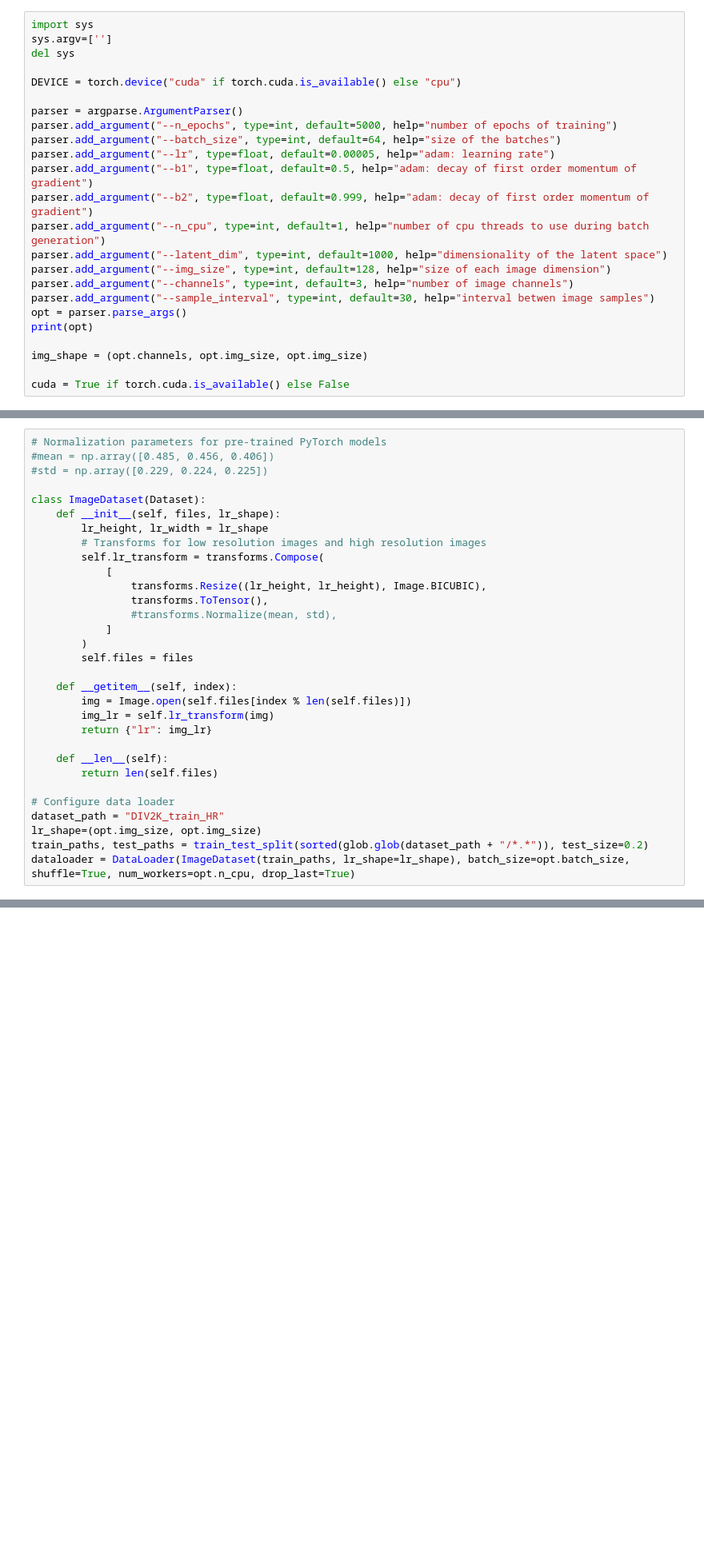
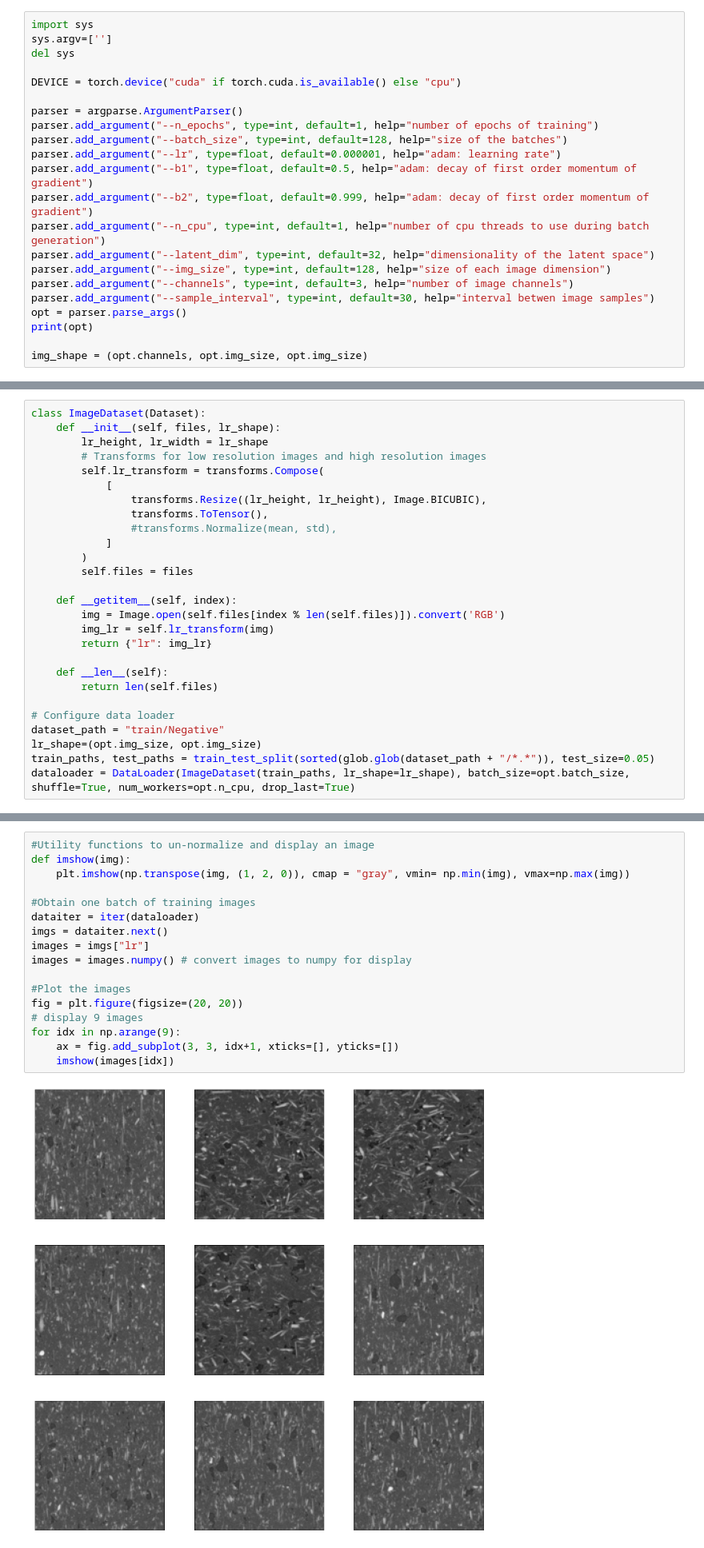
Before and after one commit to Xiu-Anne/HR_Synthetic_Image_Generation, a Jupyter notebook: GAN_Pytorch.ipynb, the cells around one changed output, grey strips where cells are left out. Shown at 80% size. Drawn from its saved outputs; the diff is of its cells as text; blank space fills up the shorter version.

```diff
--- a/GAN_Pytorch.ipynb
+++ b/GAN_Pytorch.ipynb
@@ -39,13 +39,13 @@ del sys
 DEVICE = torch.device("cuda" if torch.cuda.is_available() else "cpu")
 
 parser = argparse.ArgumentParser()
-parser.add_argument("--n_epochs", type=int, default=5000, help="number of epochs of training")
-parser.add_argument("--batch_size", type=int, default=64, help="size of the batches")
-parser.add_argument("--lr", type=float, default=0.00005, help="adam: learning rate")
+parser.add_argument("--n_epochs", type=int, default=1, help="number of epochs of training")
+parser.add_argument("--batch_size", type=int, default=128, help="size of the batches")
+parser.add_argument("--lr", type=float, default=0.000001, help="adam: learning rate")
 parser.add_argument("--b1", type=float, default=0.5, help="adam: decay of first order momentum of gradient")
 parser.add_argument("--b2", type=float, default=0.999, help="adam: decay of first order momentum of gradient")
 parser.add_argument("--n_cpu", type=int, default=1, help="number of cpu threads to use during batch generation")
-parser.add_argument("--latent_dim", type=int, default=1000, help="dimensionality of the latent space")
+parser.add_argument("--latent_dim", type=int, default=32, help="dimensionality of the latent space")
 parser.add_argument("--img_size", type=int, default=128, help="size of each image dimension")
 parser.add_argument("--channels", type=int, default=3, help="number of image channels")
 parser.add_argument("--sample_interval", type=int, default=30, help="interval betwen image samples")
@@ -53,6 +53,4 @@ opt = parser.parse_args()
 print(opt)
 
 img_shape = (opt.channels, opt.img_size, opt.img_size)
-
-cuda = True if torch.cuda.is_available() else False
 # %% [output]
@@ -60,8 +58,4 @@ Namespace(b1=0.5, b2=0.999, batch_size=64, channels=3, img_size=128, latent_dim=
 # %%
-# Normalization parameters for pre-trained PyTorch models
-#mean = np.array([0.485, 0.456, 0.406])
-#std = np.array([0.229, 0.224, 0.225])
-
 class ImageDataset(Dataset):
     def __init__(self, files, lr_shape):
         lr_height, lr_width = lr_shape
@@ -76,7 +70,7 @@ class ImageDataset(Dataset):
         self.files = files
 
     def __getitem__(self, index):
-        img = Image.open(self.files[index % len(self.files)])
+        img = Image.open(self.files[index % len(self.files)]).convert('RGB')
         img_lr = self.lr_transform(img)
         return {"lr": img_lr}
 
@@ -84,7 +78,7 @@ class ImageDataset(Dataset):
         return len(self.files)
 
 # Configure data loader
-dataset_path = "DIV2K_train_HR"
+dataset_path = "train/Negative"
 lr_shape=(opt.img_size, opt.img_size)
-train_paths, test_paths = train_test_split(sorted(glob.glob(dataset_path + "/*.*")), test_size=0.2)
+train_paths, test_paths = train_test_split(sorted(glob.glob(dataset_path + "/*.*")), test_size=0.05)
 dataloader = DataLoader(ImageDataset(train_paths, lr_shape=lr_shape), batch_size=opt.batch_size, shuffle=True, num_workers=opt.n_cpu, drop_last=True)
@@ -301,3 +85,22 @@ plt.imshow(grid_img.permute(1, 2, 0), cmap='gray')
+# %%
+#Utility functions to un-normalize and display an image
+def imshow(img):
+    plt.imshow(np.transpose(img, (1, 2, 0)), cmap = "gray", vmin= np.min(img), vmax=np.max(img))
+
+#Obtain one batch of training images
+dataiter = iter(dataloader)
+imgs = dataiter.next()
+images = imgs["lr"]
+images = images.numpy() # convert images to numpy for display
+
+#Plot the images
+fig = plt.figure(figsize=(20, 20))
+# display 9 images
+for idx in np.arange(9):
+    ax = fig.add_subplot(3, 3, idx+1, xticks=[], yticks=[])
+    imshow(images[idx])
+# %% [output]
+[figure, added]
 # %%
 #https://towardsdatascience.com/building-your-own-self-attention-gans-e8c9b9fe8e51
 class Self_Attn(nn.Module):
```
Also changed, not shown: parts of 13 cells of this notebook.
